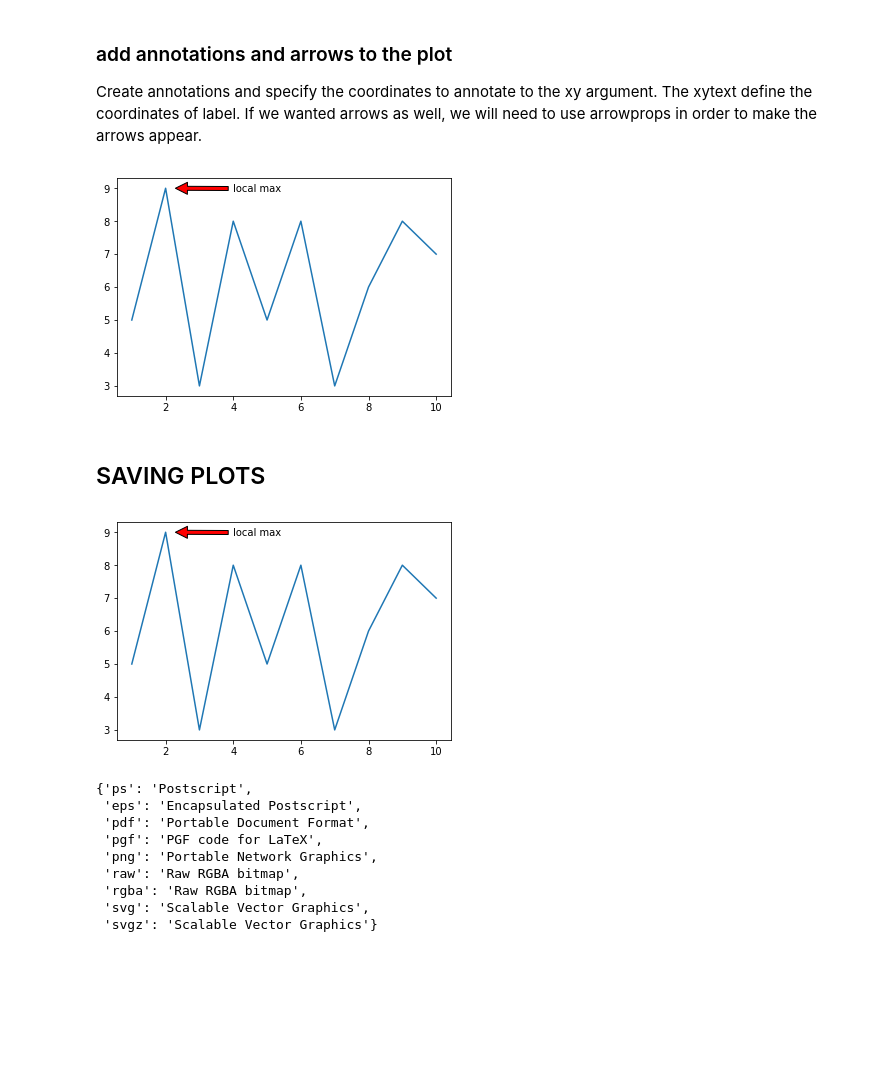
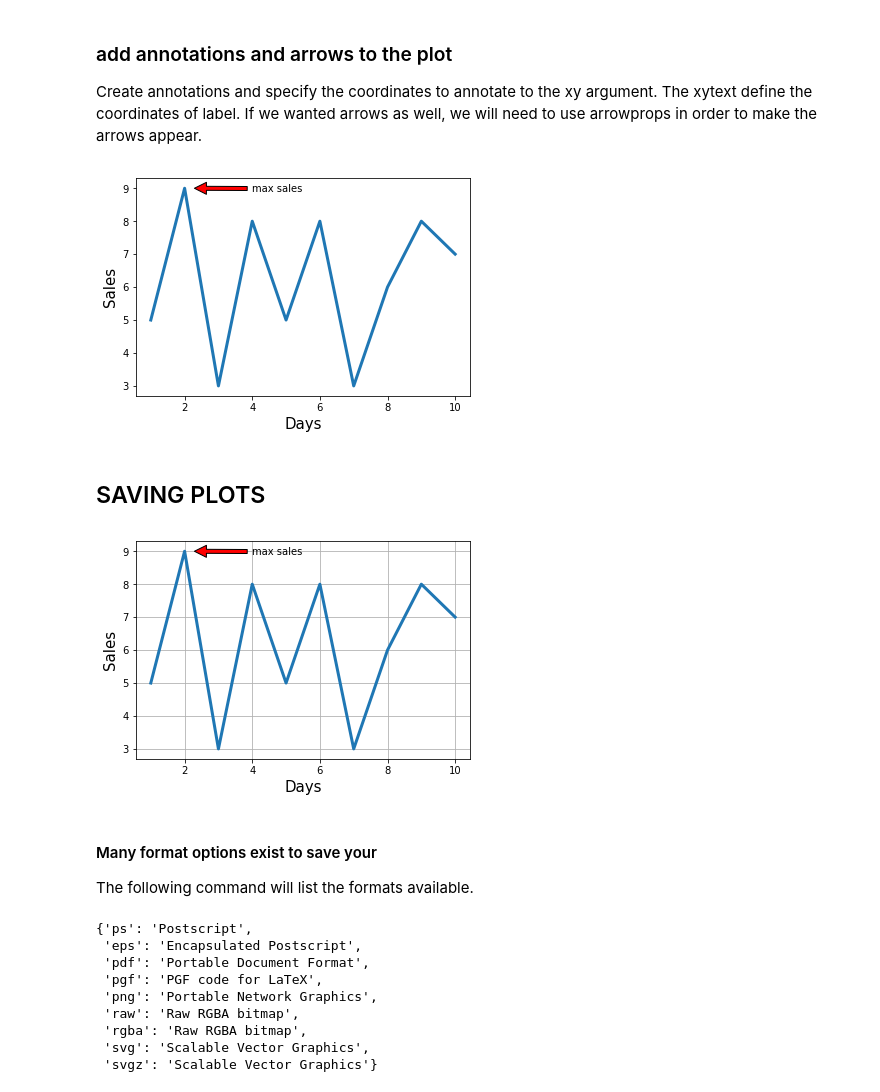
Before and after one commit to MarkCruse/python-jupyter-notebooks, a Jupyter notebook: Understanding_Matplotlib.ipynb, the cells around one changed output. Drawn from its saved outputs; the diff is of its cells as text; code cells hidden in the pictures; blank space fills up the shorter version.

```diff
--- a/Understanding_Matplotlib.ipynb
+++ b/Understanding_Matplotlib.ipynb
@@ -72,6 +74,7 @@ plt.scatter(x, y, marker = 's', color = 'red')
 #### change the transparency for lines
 Pass in the alpha parameter to your plot. Alpha can be set from 0 to 1, where 0 is completely transparent and 1 is no transparency.
 # %%
+x = [1,2,3,4,5,6,7,8,9,10]
 y1 = [1,10,15,20,25,30,35,40,45,50]
 y2 = [1,8,13,18,23,28,33,38,43,48]
 y3 = [1,6,11,16,21,26,31,36,41,46]
@@ -182,18 +185,27 @@ plt.title('log');
 ### add annotations and arrows to the plot
 Create annotations and specify the coordinates to annotate to the xy argument. The xytext define the coordinates of label. If we wanted arrows as well, we will need to use arrowprops in order to make the arrows appear.
 # %%
-plt.plot(x,y)
-plt.annotate('local max', xy=(2.2,9), xytext=(4,8.9), arrowprops=dict(facecolor='red',shrink=0.05));
+plt.ylabel('Sales', fontsize = 15) #for y label
+plt.xlabel('Days', fontsize = 15); #for x label
+plt.plot(x,y, linewidth=3)
+plt.annotate('max sales', xy=(2.2,9), xytext=(4,8.9), arrowprops=dict(facecolor='red',shrink=0.05));
 # %% [output]
-[figure, old version]
+[figure, new version]
 # %% [markdown]
 ## SAVING PLOTS
 # %%
-plt.plot(x,y)
-plt.annotate('local max', xy=(2.2,9), xytext=(4,8.9), arrowprops=dict(facecolor='red',shrink=0.05));
+plt.ylabel('Sales', fontsize = 15) #for y label
+plt.xlabel('Days', fontsize = 15); #for x label
+plt.plot(x,y, linewidth=3)
+plt.grid(True)
+plt.annotate('max sales', xy=(2.2,9), xytext=(4,8.9), arrowprops=dict(facecolor='red',shrink=0.05));
+
 plt.savefig('images/matplotlib-graph-save.svg', format='svg');
 # %% [output]
-[figure, old version]
+[figure, new version]
+# %% [markdown]
+#### Many format options exist to save your
+The following command will list the formats available.
 # %%
 plt.gcf().canvas.get_supported_filetypes()
 # %% [output]
```
Also changed, not shown: parts of 9 cells of this notebook, 4 other files.
